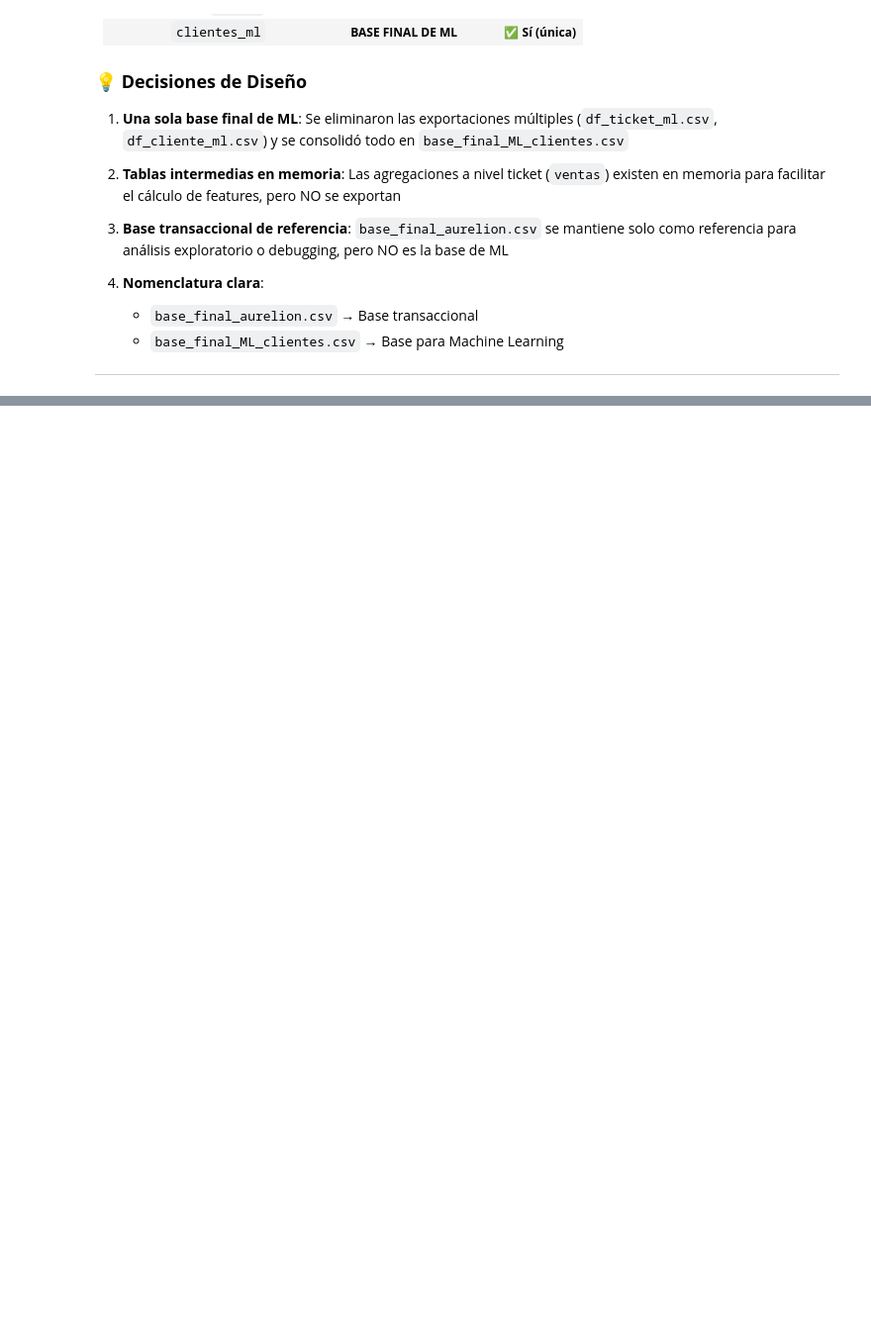
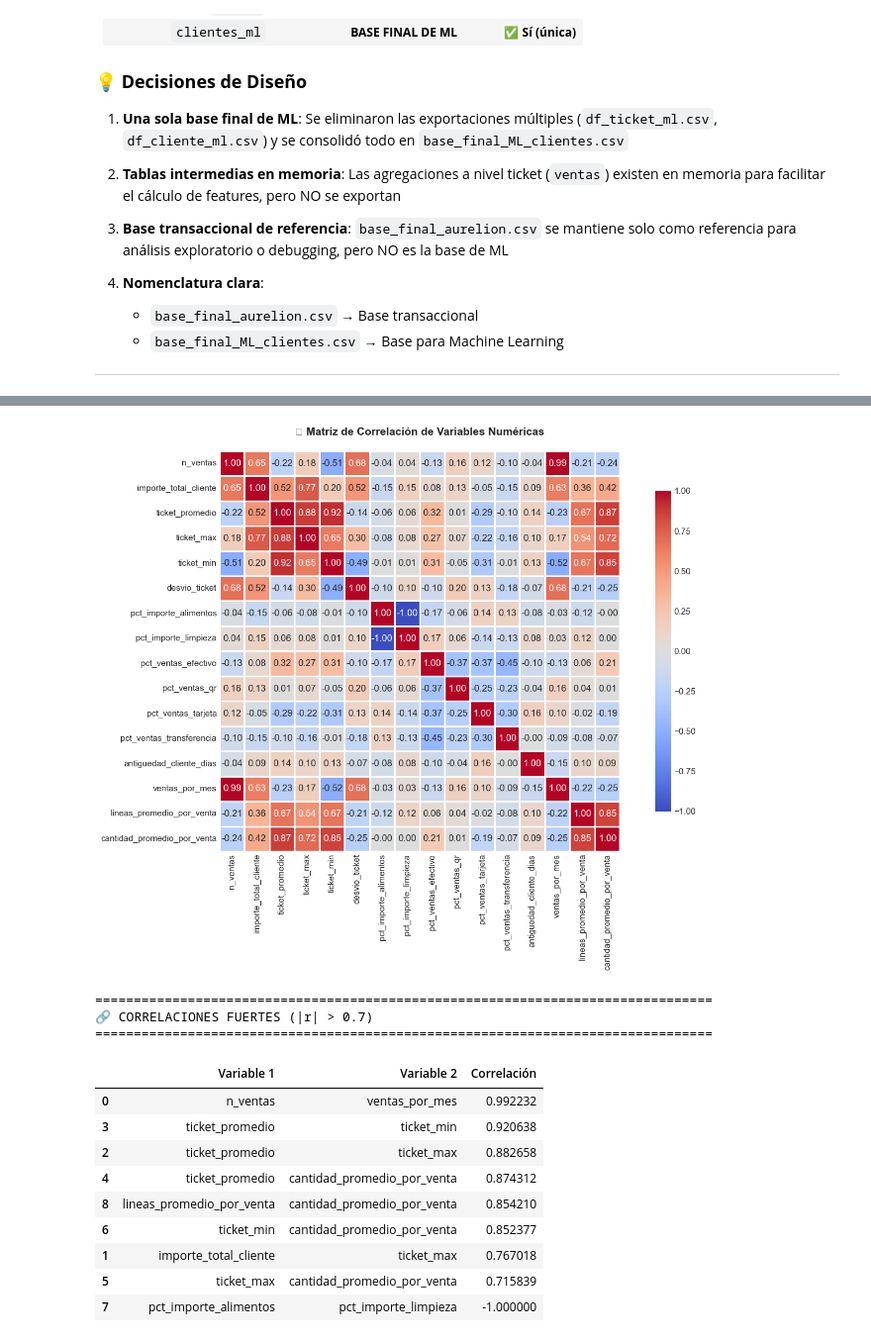
Before and after one commit to augustovillegas/ProyectoAurelionIBM_sp2, a Jupyter notebook: Proyecto_Aurelion.ipynb, the cells around one changed output, grey strips where cells are left out. Shown at 99% size. Cells and saved outputs as stored; diff of their text form; code cells hidden in the pictures; blank space fills up the shorter version.

```diff
--- a/Proyecto_Aurelion.ipynb
+++ b/Proyecto_Aurelion.ipynb
@@ -6418,0 +6738,45 @@ Esta es la **ÚNICA** base que se debe usar para Machine Learning. Contiene:
+# %%
+# Matriz de correlación (solo variables numéricas)
+numeric_cols = df.select_dtypes(include=[np.number]).columns.drop('id_cliente', errors='ignore')
+plt.figure(figsize=(14, 10))
+correlation_matrix = df[numeric_cols].corr()
+sns.heatmap(correlation_matrix, annot=True, fmt='.2f', cmap='coolwarm',
+            center=0, square=True, linewidths=1, cbar_kws={"shrink": 0.8})
+plt.title('🔥 Matriz de Correlación de Variables Numéricas', fontsize=14, fontweight='bold', pad=20)
+plt.tight_layout()
+plt.show()
+
+# Identificar correlaciones fuertes
+print("\n" + "="*80)
+print("🔗 CORRELACIONES FUERTES (|r| > 0.7)")
+print("="*80)
+correlaciones_fuertes = []
+for i in range(len(correlation_matrix.columns)):
+    for j in range(i+1, len(correlation_matrix.columns)):
+        if abs(correlation_matrix.iloc[i, j]) > 0.7:
+            correlaciones_fuertes.append({
+                'Variable 1': correlation_matrix.columns[i],
+                'Variable 2': correlation_matrix.columns[j],
+                'Correlación': correlation_matrix.iloc[i, j]
+            })
+
+if correlaciones_fuertes:
+    df_corr = pd.DataFrame(correlaciones_fuertes).sort_values('Correlación', ascending=False)
+    display(df_corr)
+else:
+    print("No se encontraron correlaciones > 0.7")
+# %% [output]
+[figure, added]
+================================================================================
+🔗 CORRELACIONES FUERTES (|r| > 0.7)
+================================================================================
+|  | Variable 1 | Variable 2 | Correlación |
+| 0 | n_ventas | ventas_por_mes | 0.992232 |
+| 3 | ticket_promedio | ticket_min | 0.920638 |
+| 2 | ticket_promedio | ticket_max | 0.882658 |
+| 4 | ticket_promedio | cantidad_promedio_por_venta | 0.874312 |
+| 8 | lineas_promedio_por_venta | cantidad_promedio_por_venta | 0.854210 |
+| 6 | ticket_min | cantidad_promedio_por_venta | 0.852377 |
+| 1 | importe_total_cliente | ticket_max | 0.767018 |
+| 5 | ticket_max | cantidad_promedio_por_venta | 0.715839 |
+| 7 | pct_importe_alimentos | pct_importe_limpieza | -1.000000 |
```
Also changed, not shown: parts of 80 cells of this notebook, 3 other files.
